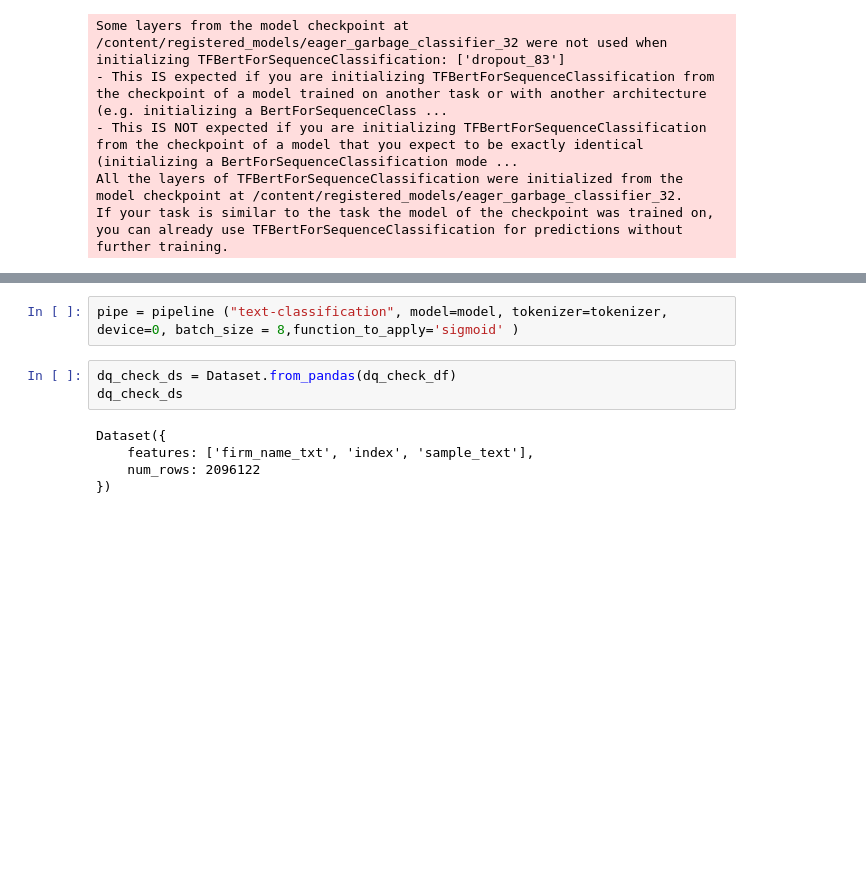
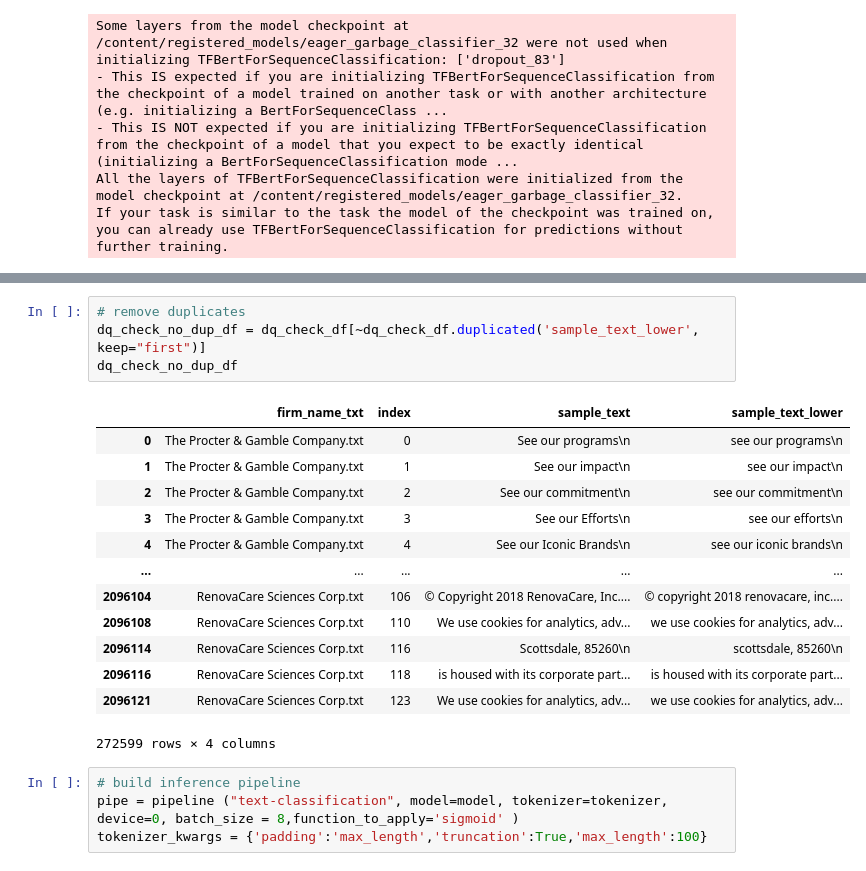
Before and after one commit to euphonic/EAGER, a Jupyter notebook: code/embeddings/garbage_classifier_v4.ipynb, the cells around one changed output, grey strips where cells are left out. Cells and saved outputs as stored; diff of their text form; blank space fills up the shorter version.

```diff
--- a/code/embeddings/garbage_classifier_v4.ipynb
+++ b/code/embeddings/garbage_classifier_v4.ipynb
@@ -520,10 +540,22 @@ dq_check_df
+# %%
+# remove duplicates
+dq_check_no_dup_df = dq_check_df[~dq_check_df.duplicated('sample_text_lower', keep="first")]
+dq_check_no_dup_df
+# %% [output]
+|  | firm_name_txt | index | sample_text | sample_text_lower |
+| 0 | The Procter & Gamble Company.txt | 0 | See our programs\n | see our programs\n |
+| 1 | The Procter & Gamble Company.txt | 1 | See our impact\n | see our impact\n |
+| 2 | The Procter & Gamble Company.txt | 2 | See our commitment\n | see our commitment\n |
+| 3 | The Procter & Gamble Company.txt | 3 | See our Efforts\n | see our efforts\n |
+| 4 | The Procter & Gamble Company.txt | 4 | See our Iconic Brands\n | see our iconic brands\n |
+| ... | ... | ... | ... | ... |
+| 2096104 | RenovaCare Sciences Corp.txt | 106 | © Copyright 2018 RenovaCare, Inc.... | © copyright 2018 renovacare, inc.... |
+| 2096108 | RenovaCare Sciences Corp.txt | 110 | We use cookies for analytics, adv... | we use cookies for analytics, adv... |
+| 2096114 | RenovaCare Sciences Corp.txt | 116 | Scottsdale, 85260\n | scottsdale, 85260\n |
+| 2096116 | RenovaCare Sciences Corp.txt | 118 | is housed with its corporate part... | is housed with its corporate part... |
+| 2096121 | RenovaCare Sciences Corp.txt | 123 | We use cookies for analytics, adv... | we use cookies for analytics, adv... |
+272599 rows × 4 columns
 # %%
+# build inference pipeline
 pipe = pipeline ("text-classification", model=model, tokenizer=tokenizer, device=0, batch_size = 8,function_to_apply='sigmoid' )
+tokenizer_kwargs = {'padding':'max_length','truncation':True,'max_length':100}
-# %%
-dq_check_ds = Dataset.from_pandas(dq_check_df)
-dq_check_ds
-# %% [output]
-Dataset({
-    features: ['firm_name_txt', 'index', 'sample_text'],
-    num_rows: 2096122
-})
```
Also changed, not shown: parts of 19 cells of this notebook.
